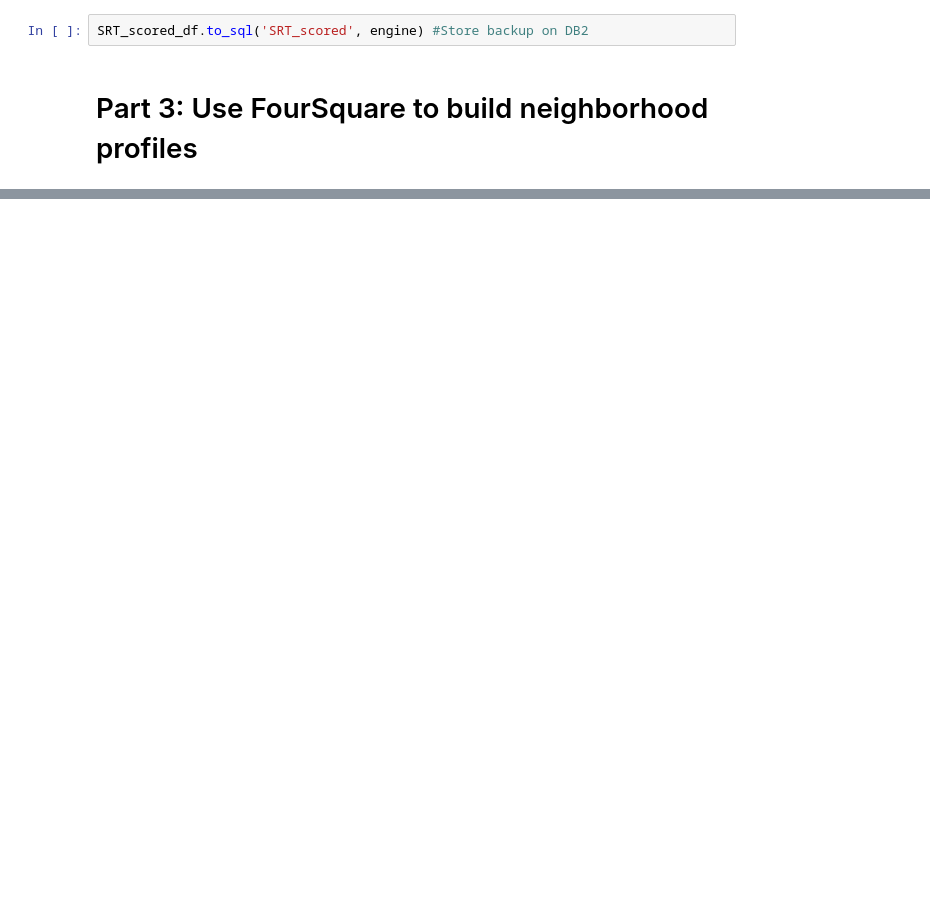
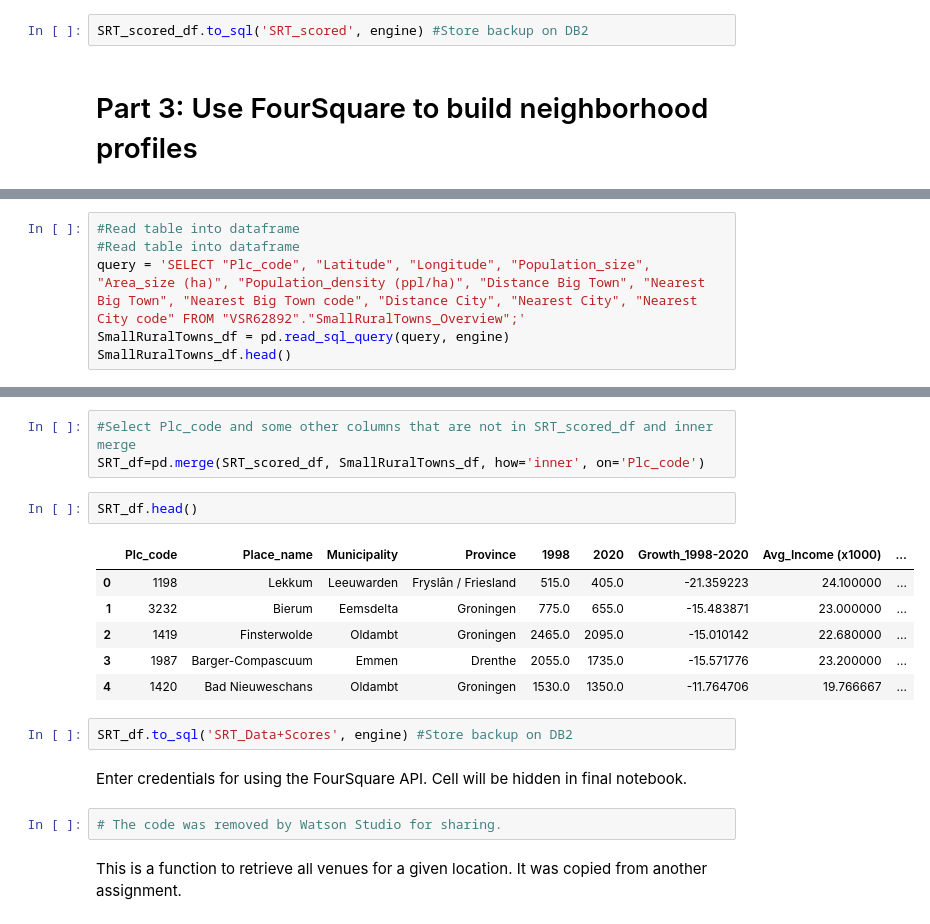
Before and after one commit to LauLau85/Coursera_Capstone, a Jupyter notebook: A Comparison of Rural Towns in the Netherlands.ipynb, the cells around one changed output, grey strips where cells are left out. Saved outputs shown, nothing was run; the diff lists cells and outputs as text; blank space fills up the shorter version.

Commit message:
Published from Watson Studio.

```diff
--- a/A Comparison of Rural Towns in the Netherlands.ipynb
+++ b/A Comparison of Rural Towns in the Netherlands.ipynb
@@ -2382,0 +2451,6 @@ SRT_scored_df.to_sql('SRT_scored', engine) #Store backup on DB2
+# %%
+#Read table into dataframe
+#Read table into dataframe
+query = 'SELECT "Plc_code", "Latitude", "Longitude", "Population_size", "Area_size (ha)", "Population_density (ppl/ha)", "Distance Big Town", "Nearest Big Town", "Nearest Big Town code", "Distance City", "Nearest City", "Nearest City code" FROM "VSR62892"."SmallRuralTowns_Overview";'
+SmallRuralTowns_df = pd.read_sql_query(query, engine)
+SmallRuralTowns_df.head()
@@ -2382,0 +2464,20 @@ SRT_scored_df.to_sql('SRT_scored', engine) #Store backup on DB2
+# %%
+#Select Plc_code and some other columns that are not in SRT_scored_df and inner merge
+SRT_df=pd.merge(SRT_scored_df, SmallRuralTowns_df, how='inner', on='Plc_code')
+# %%
+SRT_df.head()
+# %% [output]
+|  | Plc_code | Place_name | Municipality | Province | 1998 | 2020 | Growth_1998-2020 | Avg_Income (x1000) | ... |
+| 0 | 1198 | Lekkum | Leeuwarden | Fryslân / Friesland | 515.0 | 405.0 | -21.359223 | 24.100000 | ... |
+| 1 | 3232 | Bierum | Eemsdelta | Groningen | 775.0 | 655.0 | -15.483871 | 23.000000 | ... |
+| 2 | 1419 | Finsterwolde | Oldambt | Groningen | 2465.0 | 2095.0 | -15.010142 | 22.680000 | ... |
+| 3 | 1987 | Barger-Compascuum | Emmen | Drenthe | 2055.0 | 1735.0 | -15.571776 | 23.200000 | ... |
+| 4 | 1420 | Bad Nieuweschans | Oldambt | Groningen | 1530.0 | 1350.0 | -11.764706 | 19.766667 | ... |
+# %%
+SRT_df.to_sql('SRT_Data+Scores', engine) #Store backup on DB2
+# %% [markdown]
+Enter credentials for using the FourSquare API. Cell will be hidden in final notebook.
+# %%
+# The code was removed by Watson Studio for sharing.
+# %% [markdown]
+This is a function to retrieve all venues for a given location. It was copied from another assignment.
```
Also changed, not shown: parts of 10 cells of this notebook.
